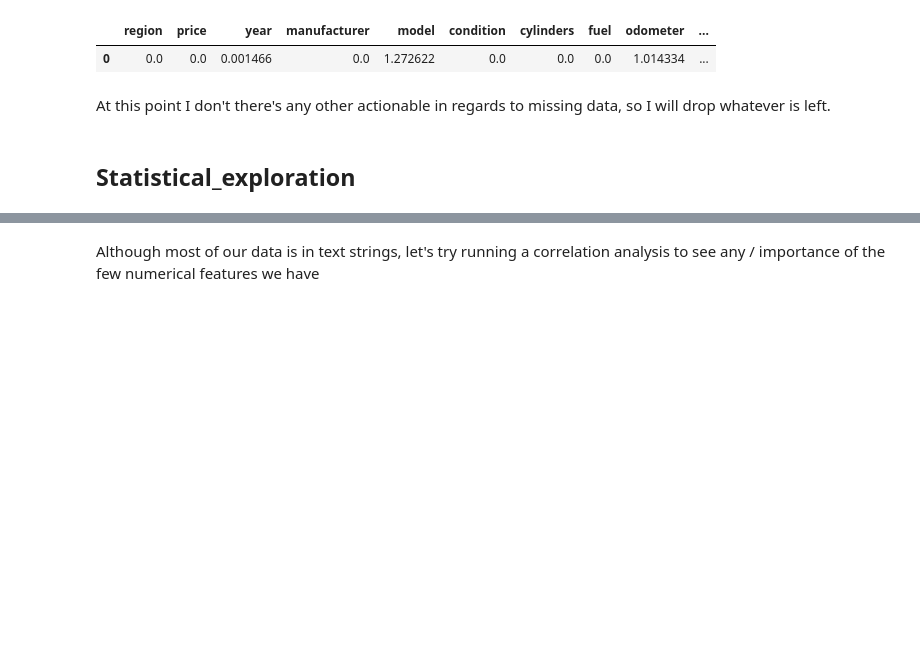
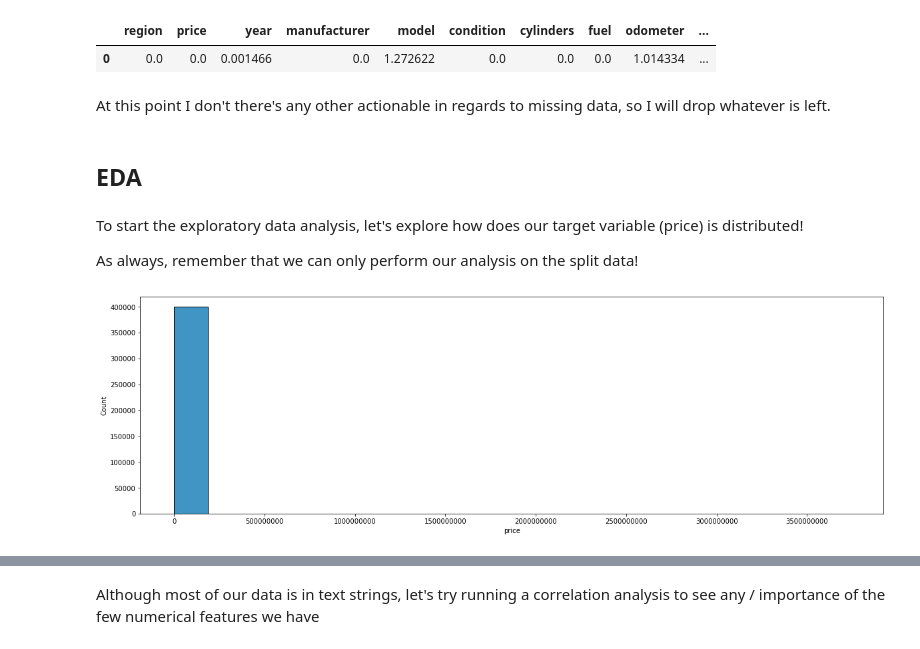
Before and after one commit to alexkingsing/used_cars, a Jupyter notebook: Used_cars_Dev.ipynb, the cells around one changed output, grey strips where cells are left out. Saved outputs shown, nothing was run; the diff lists cells and outputs as text; code cells hidden in the pictures; blank space fills up the shorter version.

Commit message:
updating with more plots

```diff
--- a/Used_cars_Dev.ipynb
+++ b/Used_cars_Dev.ipynb
@@ -381,5 +381,15 @@ df = df.dropna(subset = ["manufacturer"]) # deleting all rows where there is no
 At this point I don't there's any other actionable in regards to missing data, so I will drop whatever is left.
 # %%
 df = df.dropna()
-# %% [markdown]
-## Statistical_exploration
+# %% [markdown]
+## EDA
+# %% [markdown]
+To start the exploratory data analysis, let's explore how does our target variable (price) is distributed!
+
+As always, remember that we can only perform our analysis on the split data!
+# %%
+plt.figure(figsize=(20,6))
+sns.histplot(data = df["price"], bins = 20)
+plt.ticklabel_format(style='plain', axis='x')
+# %% [output]
+[figure, added]
```
Also changed, not shown: parts of 29 cells of this notebook.
